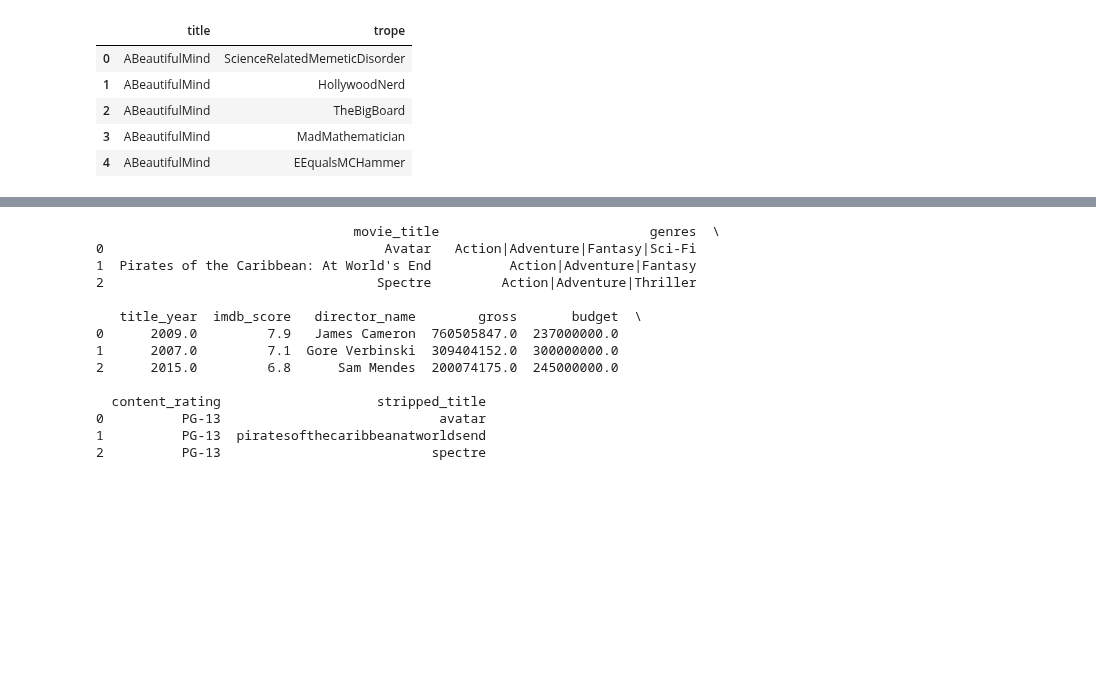
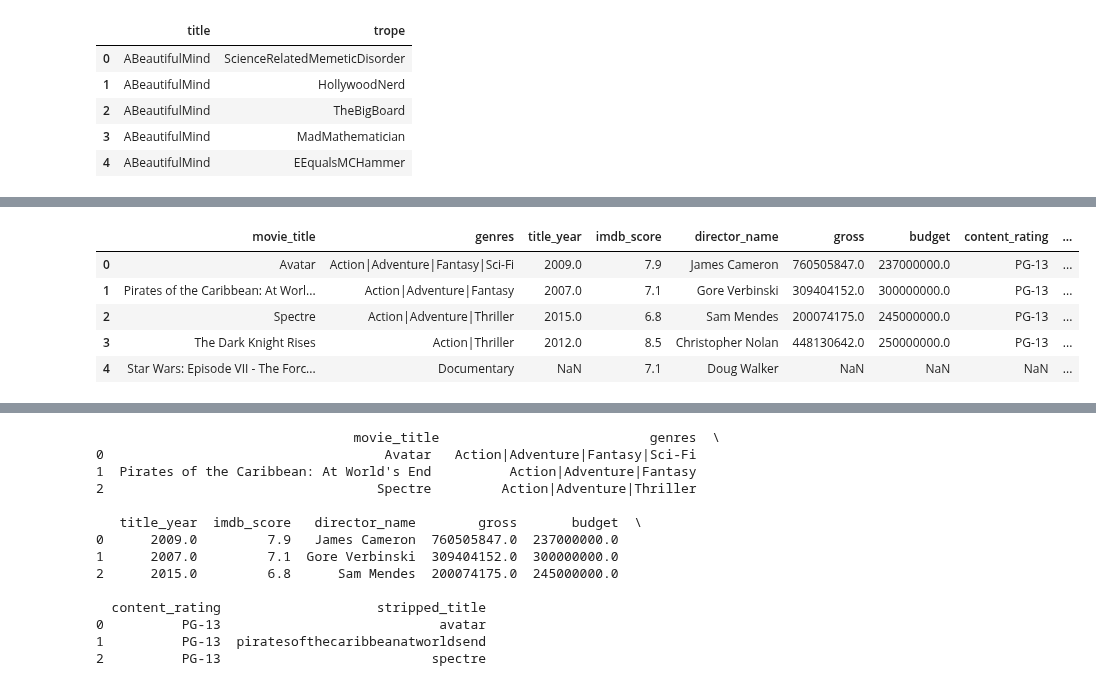
Before and after one commit to PeiZhangOSU/TV_Tropes_Exploratory, a Jupyter notebook: TVtropes.ipynb, the cells around one changed output, grey strips where cells are left out. Cells and saved outputs as stored; diff of their text form; code cells hidden in the pictures; blank space fills up the shorter version.

```diff
--- a/TVtropes.ipynb
+++ b/TVtropes.ipynb
@@ -139,3 +210,14 @@ conn.close()
+# %%
+movie_info_df = imdb5000[['movie_title', 'genres', 'title_year', 'imdb_score', 'director_name',
+                           'gross', 'budget', 'content_rating', 'movie_imdb_link']]
+movie_info_df.head()
+# %% [output]
+|  | movie_title | genres | title_year | imdb_score | director_name | gross | budget | content_rating | ... |
+| 0 | Avatar | Action|Adventure|Fantasy|Sci-Fi | 2009.0 | 7.9 | James Cameron | 760505847.0 | 237000000.0 | PG-13 | ... |
+| 1 | Pirates of the Caribbean: At Worl... | Action|Adventure|Fantasy | 2007.0 | 7.1 | Gore Verbinski | 309404152.0 | 300000000.0 | PG-13 | ... |
+| 2 | Spectre | Action|Adventure|Thriller | 2015.0 | 6.8 | Sam Mendes | 200074175.0 | 245000000.0 | PG-13 | ... |
+| 3 | The Dark Knight Rises | Action|Thriller | 2012.0 | 8.5 | Christopher Nolan | 448130642.0 | 250000000.0 | PG-13 | ... |
+| 4 | Star Wars: Episode VII - The Forc... | Documentary | NaN | 7.1 | Doug Walker | NaN | NaN | NaN | ... |
 # %%
 movie_info_df['imdb_id'] = movie_info_df['movie_imdb_link'].map(find_imdb_id, na_action='ignore')
 movie_info_df['stripped_title'] = movie_info_df['movie_title'].map(strip_lowercase, na_action='ignore')
```
Also changed, not shown: parts of 9 cells of this notebook, 2 other files.
